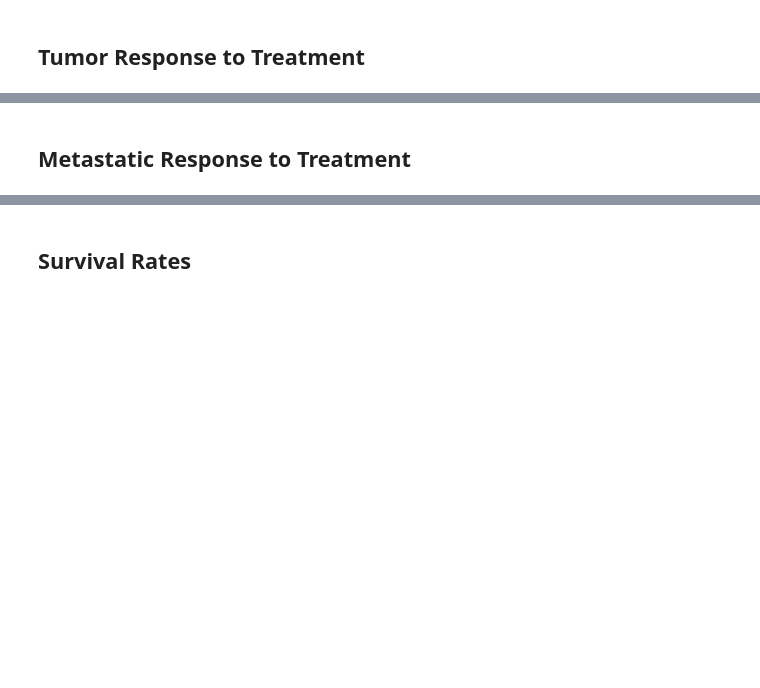
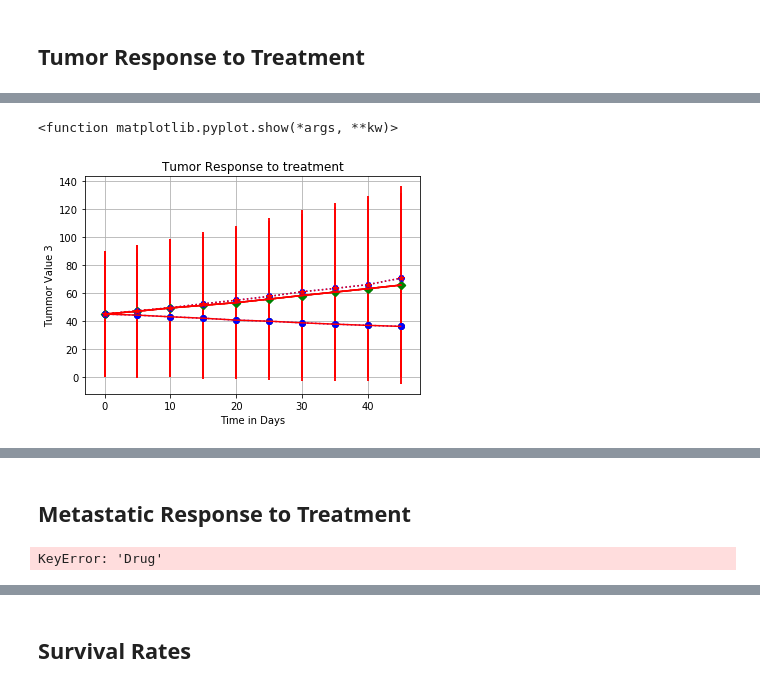
Before and after one commit to Romero-ML/matplotlib-challenge, a Jupyter notebook: pharmacy-Copy1.ipynb, the cells around one changed output, grey strips where cells are left out. Saved outputs shown, nothing was run; the diff lists cells and outputs as text; code cells hidden in the pictures; blank space fills up the shorter version.

```diff
--- a/pharmacy-Copy1.ipynb
+++ b/pharmacy-Copy1.ipynb
@@ -99,6 +96,0 @@ tumor_vols_mean
-# %%
-combine_data_df = pd.merge(mouse_data_df, clinical_data_df)
-
-# Display the data table for preview
-
-combine_data_df.head()
@@ -136,0 +97,5 @@ plt.show()
+# %%
+#Minor Data Munging to re-format the data frame
+tumor_vols_mean = pd.pivot_table(combine_data_df, index = ['Timepoint'], columns=['Drug'])
+tumor_vols_mean = tumor_vols_mean.loc[:, 'Tumor Volume (mm3)']
+tumor_vols_mean
@@ -137,12 +138,55 @@ plt.show()
+# %%
+# Show the Figure
+
+x_limit = 50
+x_axis = np.arange(0, x_limit, 5)
+
+#Create an array
+#rades_range = [20,40,60,80,100]
+
+plt.scatter(x_axis, Capomulin_list, marker="o", color="black")
+plt.plot(x_axis, Capomulin_list, "b:o", label="Capomulin")
+plt.errorbar(x_axis,Capomulin_list, yerr= Capomulin_list_sem, color="red")
+
+plt.scatter(x_axis,Infubinol_list, marker="D", color ="green")
+plt.plot(x_axis, Infubinol_list, "g:D", label="Infubinol")
+plt.errorbar(x_axis,Infubinol_list, yerr= Infubinol_list_sem, color="red")
+
+plt.scatter(x_axis,Ketapril_list, marker="H", color="blue")
+plt.plot(x_axis, Ketapril_list, "b:H", label="Infubinol")
+plt.errorbar(x_axis,Infubinol_list, yerr= Ketapril_list_sem, color="red")
+
+plt.scatter(x_axis,Ketapril_list, marker="*", color="red")
+plt.plot(x_axis, Ketapril_list, "r:*", label="Infubinol")
+plt.errorbar(x_axis,Infubinol_list, yerr= Ketapril_list_sem, color="red")
+
+plt.title ("Tumor Response to treatment")
+plt.xlabel("Time in Days")
+plt.ylabel('Tummor Value 3')
+plt.grid()
+
+#Safe the figure
+#plt.savefig('Images/treatment.png')
+
+#print chart
+plt.show
+# %% [output]
+<function matplotlib.pyplot.show(*args, **kw)>
+[figure, added]
 # %% [markdown]
 ![Tumor Response to Treatment](../Images/treatment.png)
 # %% [markdown]
 ## Metastatic Response to Treatment
 # %%
 # Store the Mean Met. Site Data Grouped by Drug and Timepoint
+mean_met_site = combine_data_df.groupby(['Drug', 'Timepoint'])['Metastatic Sites'].mean()
 
 # Convert to DataFrame
+mean_met_site_df = pd.DataFrame(mean_met_site)
 
 # Preview DataFrame
+mean_met_site_df.head()
+# %% [output]
+KeyError: 'Drug'
 # %%
 # Store the Standard Error associated with Met. Sites Grouped by Drug and Timepoint
```
Also changed, not shown: parts of 11 cells of this notebook, 3 other files.
